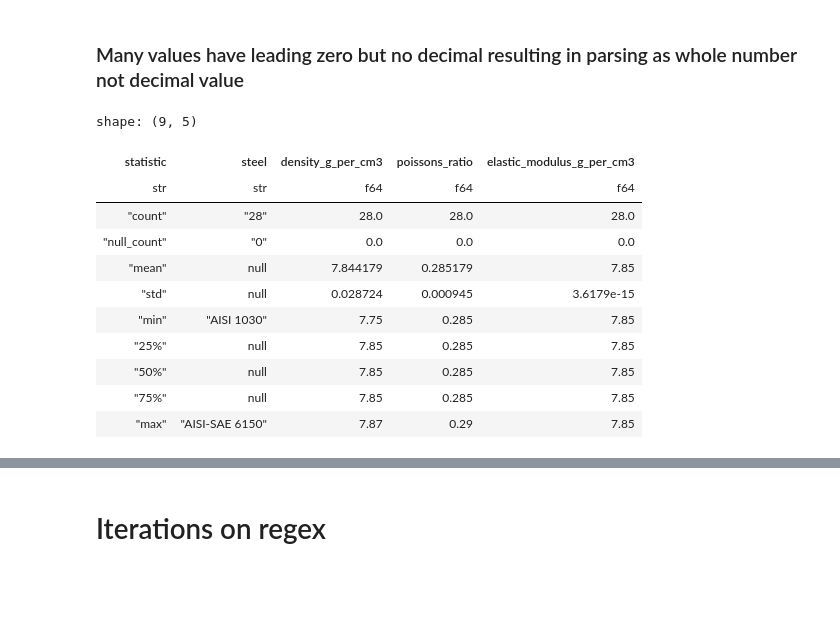
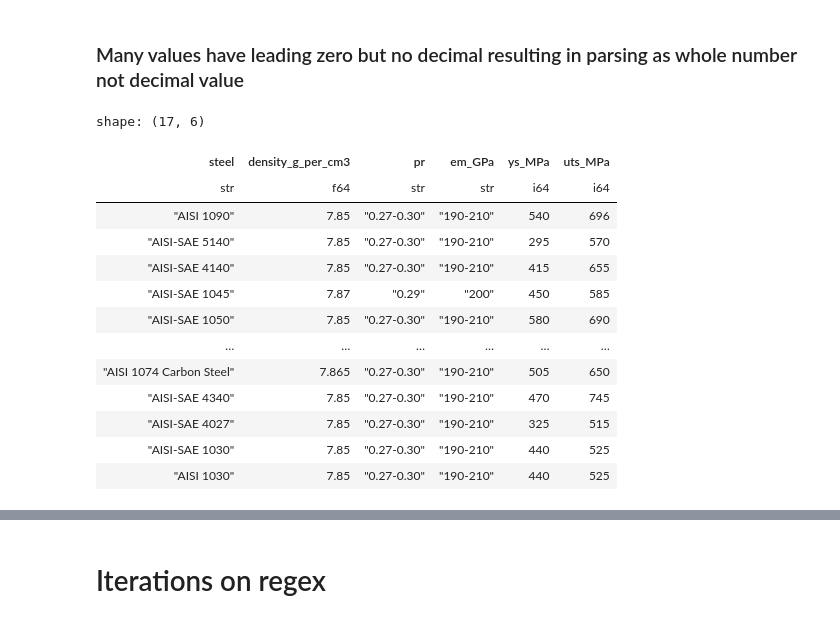
Before and after one commit to Nate-Sheibley/Mild-Steel-Tempering, a Jupyter notebook: 3-AZoM-scraped_additional_processing.ipynb, the cells around one changed output, grey strips where cells are left out. Drawn from its saved outputs; the diff is of its cells as text; code cells hidden in the pictures; blank space fills up the shorter version.

```diff
--- a/3-AZoM-scraped_additional_processing.ipynb
+++ b/3-AZoM-scraped_additional_processing.ipynb
@@ -90,32 +101,34 @@ def if_no_decimal_point(num):
 
 def strip_string(string):
     return string.strip()
+# %%
+#Clean density column
+df_scraped_clean = df_scraped_unit_header.clone()
+s_split = df_scraped_clean['density_g_per_cm3'].str.split('-')
+s_numeric_l = s_split.map_elements(lambda x: list(map(if_no_decimal_point, x)))
+s_mean_d = s_numeric_l.list.mean()
+
+df_scraped_clean.with_columns(density_g_per_cm3 = s_meand)
+# %% [output]
+shape: (17, 6)
+| steel | density_g_per_cm3 | pr | em_GPa | ys_MPa | uts_MPa |
+| str | f64 | str | str | i64 | i64 |
+| "AISI 1090" | 7.85 | "0.27-0.30" | "190-210" | 540 | 696 |
+| "AISI-SAE 5140" | 7.85 | "0.27-0.30" | "190-210" | 295 | 570 |
+| "AISI-SAE 4140" | 7.85 | "0.27-0.30" | "190-210" | 415 | 655 |
+| "AISI-SAE 1045" | 7.87 | "0.29" | "200" | 450 | 585 |
+| "AISI-SAE 1050" | 7.85 | "0.27-0.30" | "190-210" | 580 | 690 |
+| … | … | … | … | … | … |
+| "AISI 1074 Carbon Steel" | 7.865 | "0.27-0.30" | "190-210" | 505 | 650 |
+| "AISI-SAE 4340" | 7.85 | "0.27-0.30" | "190-210" | 470 | 745 |
+| "AISI-SAE 4027" | 7.85 | "0.27-0.30" | "190-210" | 325 | 515 |
+| "AISI-SAE 1030" | 7.85 | "0.27-0.30" | "190-210" | 440 | 525 |
+| "AISI 1030" | 7.85 | "0.27-0.30" | "190-210" | 440 | 525 |
 # %%
-df_scraped_clean = df_scraped_unit_header.clone()
-s_split = df_scraped_clean['density_g_per_cm3'].str.split('-')
-s_numeric_l = s_split.map_elements(lambda x: list(map(if_no_decimal_point, x)))
-s_meand = s_numeric_l.list.mean()
 
-df_scraped_clean.with_columns(density_g_per_cm3 = s_meand)
 # AISI-SAE 5160 and AISI-SAE 6150 use a different dash than the others for the pr range
 # Discovered when 2 nulls showed up after processing
-s_same_dashes = df_scraped_clean["poissons_ratio"].str.replace('–', '-')
+s_same_dashes = df_scraped_clean["pr"].str.replace('–', '-')
 s_split = s_same_dashes.str.split('-')
 s_numeric_l = s_split.map_elements(lambda x: list(map(if_no_decimal_point, x)))
-s_meanp = s_numeric_l.list.mean()
-
-df_scraped_clean = df_scraped_clean.with_columns(poissons_ratio = s_meanp, density_g_per_cm3 = s_meand)
-df_scraped_clean.describe()
+s_mean_pr = s_numeric_l.list.mean()
-# %% [output]
-shape: (9, 5)
-| statistic | steel | density_g_per_cm3 | poissons_ratio | elastic_modulus_g_per_cm3 |
-| str | str | f64 | f64 | f64 |
-| "count" | "28" | 28.0 | 28.0 | 28.0 |
-| "null_count" | "0" | 0.0 | 0.0 | 0.0 |
-| "mean" | null | 7.844179 | 0.285179 | 7.85 |
-| "std" | null | 0.028724 | 0.000945 | 3.6179e-15 |
-| "min" | "AISI 1030" | 7.75 | 0.285 | 7.85 |
-| "25%" | null | 7.85 | 0.285 | 7.85 |
-| "50%" | null | 7.85 | 0.285 | 7.85 |
-| "75%" | null | 7.85 | 0.285 | 7.85 |
-| "max" | "AISI-SAE 6150" | 7.87 | 0.29 | 7.85 |
```
Also changed, not shown: parts of 8 cells of this notebook, 3 other files.
